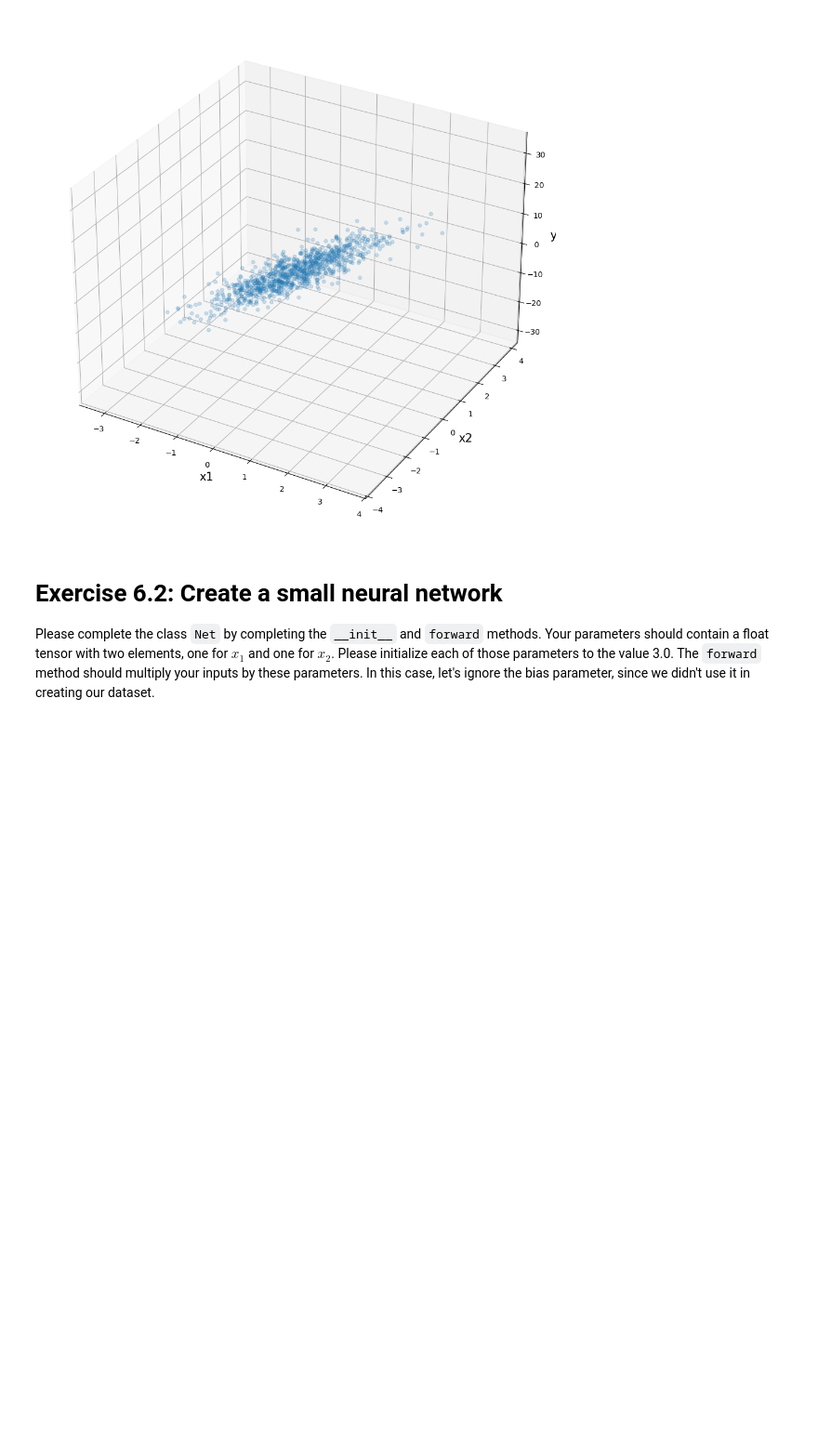
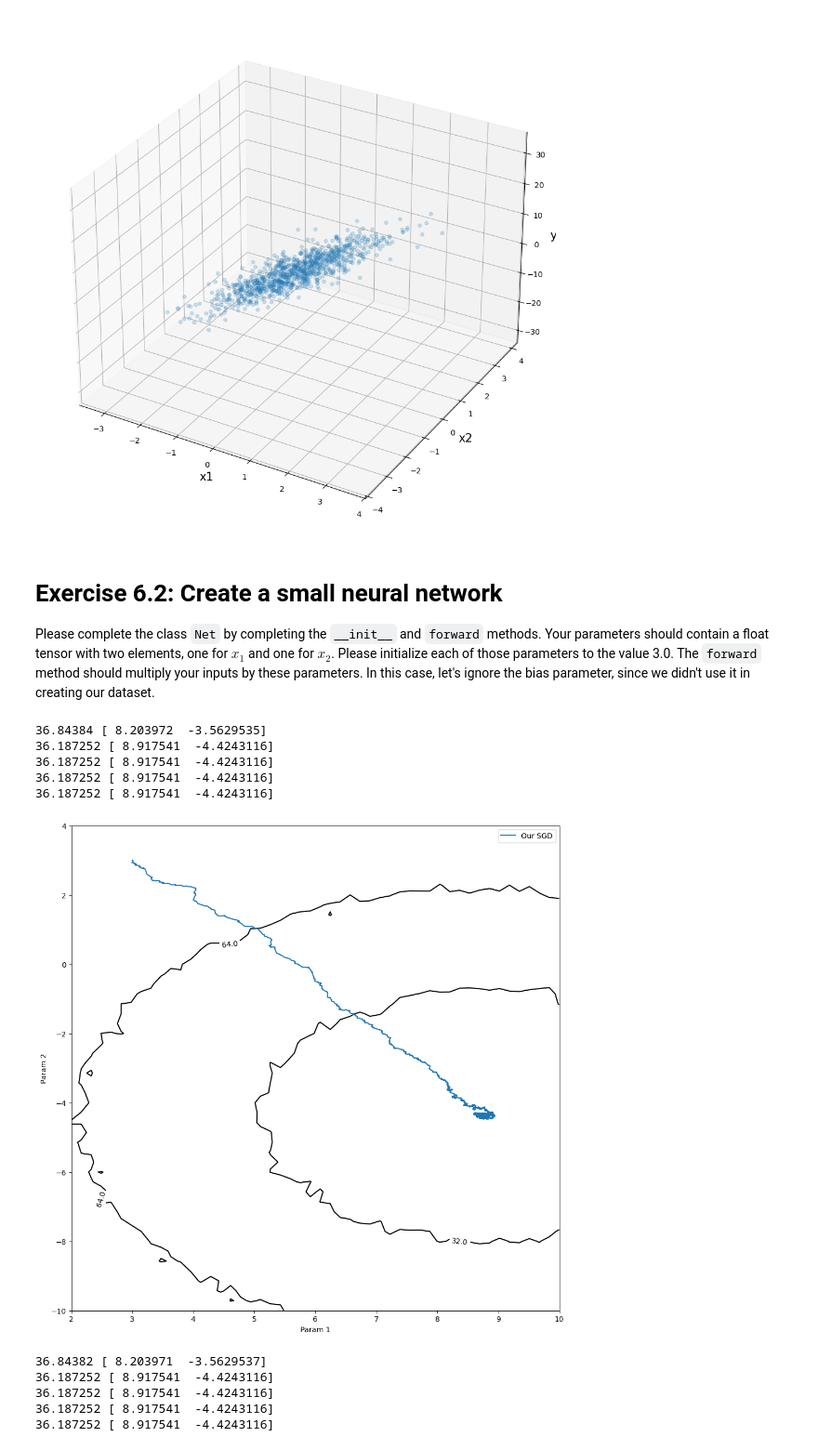
Before and after one commit to DeeterNeumann/DeepLearning, a Jupyter notebook: 06_Optimizers_workset.ipynb, the cells around one changed output. Shown at 93% size. Cells and saved outputs as stored; diff of their text form; code cells hidden in the pictures; blank space fills up the shorter version.

```diff
--- a/06_Optimizers_workset.ipynb
+++ b/06_Optimizers_workset.ipynb
@@ -41,6 +41,7 @@ Then, use the `xs` and `ys` we created to instantiate your dataset and a `DataLo
 # %%
 class MyDataset(Dataset):
     def __init__(self, xs, ys):
+        super().__init__()
         self.xs = xs
         self.ys = ys
 
@@ -85,10 +86,10 @@ In this case, let's ignore the bias parameter, since we didn't use it in creatin
 class Net(nn.Module):
     def __init__(self):
         super().__init__()
-        self.params = ...
+        self.params = nn.Parameter(torch.tensor([3., 3.]).float())
 
     def forward(self, x):
-        return ...
+        return x @ self.params
 # %%
 assert Net()(torch.tensor([[1., 1.]])) == 6 # Check the outputs against a known input
 assert (next(Net().parameters()).data == torch.tensor([3., 3.])).all() # Check that the parameters are all 3
@@ -195,12 +196,26 @@ class SGD(optim.Optimizer):
                 p.data.sub_(p.grad * self.lr)
 # %%
 sgd_params, sgd_losses = get_parameters_over_training(SGD)
+# %% [output]
+36.84384 [ 8.203972  -3.5629535]
+36.187252 [ 8.917541  -4.4243116]
+36.187252 [ 8.917541  -4.4243116]
+36.187252 [ 8.917541  -4.4243116]
+36.187252 [ 8.917541  -4.4243116]
 # %%
-fig = loss_fig(True) # Try this with smooth=False so we can see that the actual loss landscape is bumpy
+fig = loss_fig(False) # Try this with smooth=False so we can see that the actual loss landscape is bumpy
 ax = fig.gca()
 ax.plot(sgd_params[:,0], sgd_params[:,1], label='Our SGD')
 ax.legend()
 fig
+# %% [output]
+[figure, added]
 # %%
 sgd_params, sgd_losses = get_parameters_over_training(optim.SGD)
+# %% [output]
+36.84382 [ 8.203971  -3.5629537]
+36.187252 [ 8.917541  -4.4243116]
+36.187252 [ 8.917541  -4.4243116]
+36.187252 [ 8.917541  -4.4243116]
+36.187252 [ 8.917541  -4.4243116]
 # %%
```
Also changed, not shown: parts of 1 cell of this notebook.
